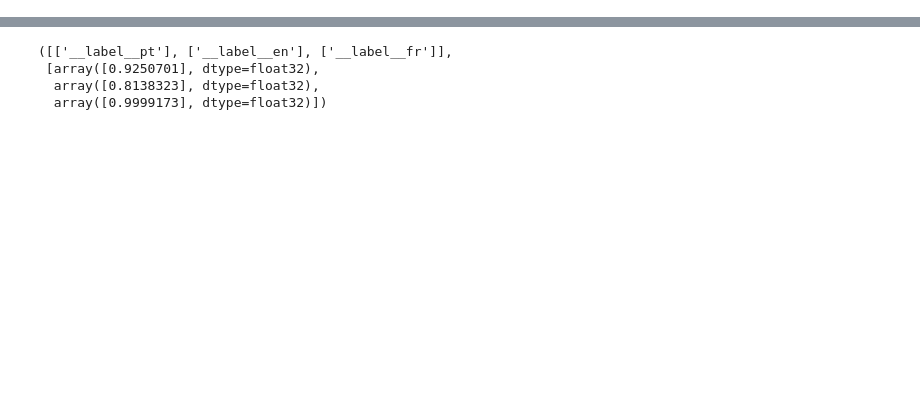
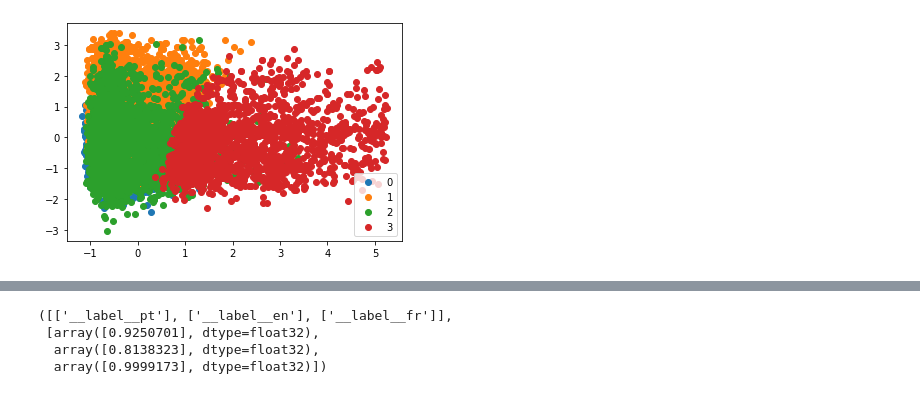
Before and after one commit to sabinacatherine/Spotify-Playlist, a Jupyter notebook: Spotify_playlists.ipynb, the cells around one changed output, grey strips where cells are left out. Saved outputs shown, nothing was run; the diff lists cells and outputs as text; code cells hidden in the pictures; blank space fills up the shorter version.

```diff
--- a/Spotify_playlists.ipynb
+++ b/Spotify_playlists.ipynb
@@ -76,0 +129,10 @@ Index(['track_id', 'track_name', 'track_artist', 'lyrics', 'track_popularity',
+# %%
+#instantiate the k-means class, using optimal number of clusters found by analyzing elbow curve above (going with 4, might try others depending on the clusters graph)
+kmeans = KMeans(init='k-means++', n_clusters=4, n_init=10, random_state=1, max_iter = 300)
+
+#fitting the model to the data, predicting clusters
+labels = kmeans.fit_predict(scaled_song_features)
+
+#adding the cluster labels to the dataframe so that I can look at attributes of the data later on
+spotify_song_features_copy['kmeans_cluster'] = kmeans.labels_
+spotify_song_features_copy.head()
@@ -76,0 +151,11 @@ Index(['track_id', 'track_name', 'track_artist', 'lyrics', 'track_popularity',
+# %%
+#get unique values for cluster labels, store in a variable for future use in plotting
+unique_labels = np.unique(spotify_song_features_copy['kmeans_cluster'])
+
+#plotting the results:
+for i in unique_labels:
+    plt.scatter(scaled_song_features[labels == i , 0] , scaled_song_features[labels == i, 1], label = i)
+plt.legend()
+plt.show()
+# %% [output]
+[figure, added]
```
Also changed, not shown: parts of 12 cells of this notebook.
